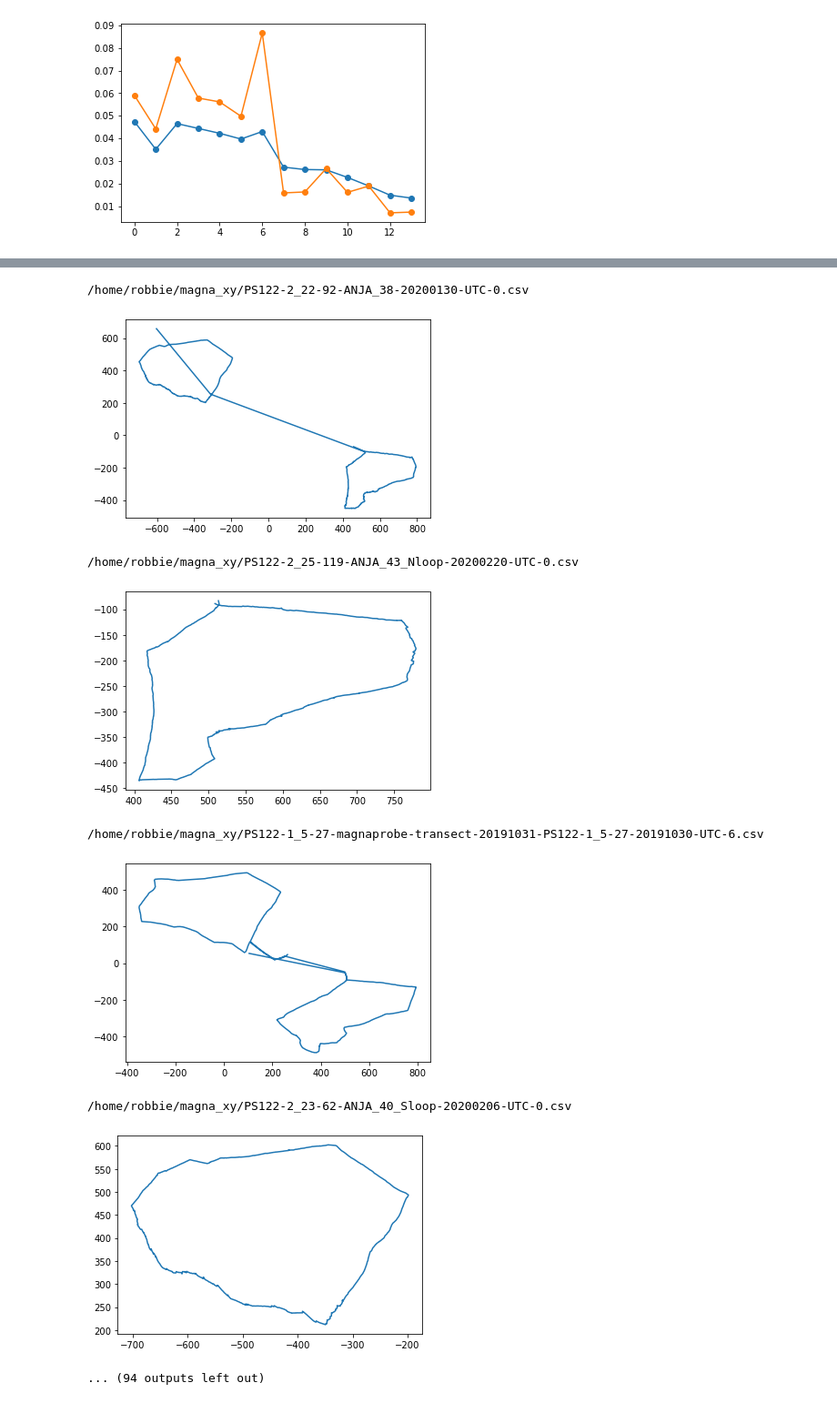
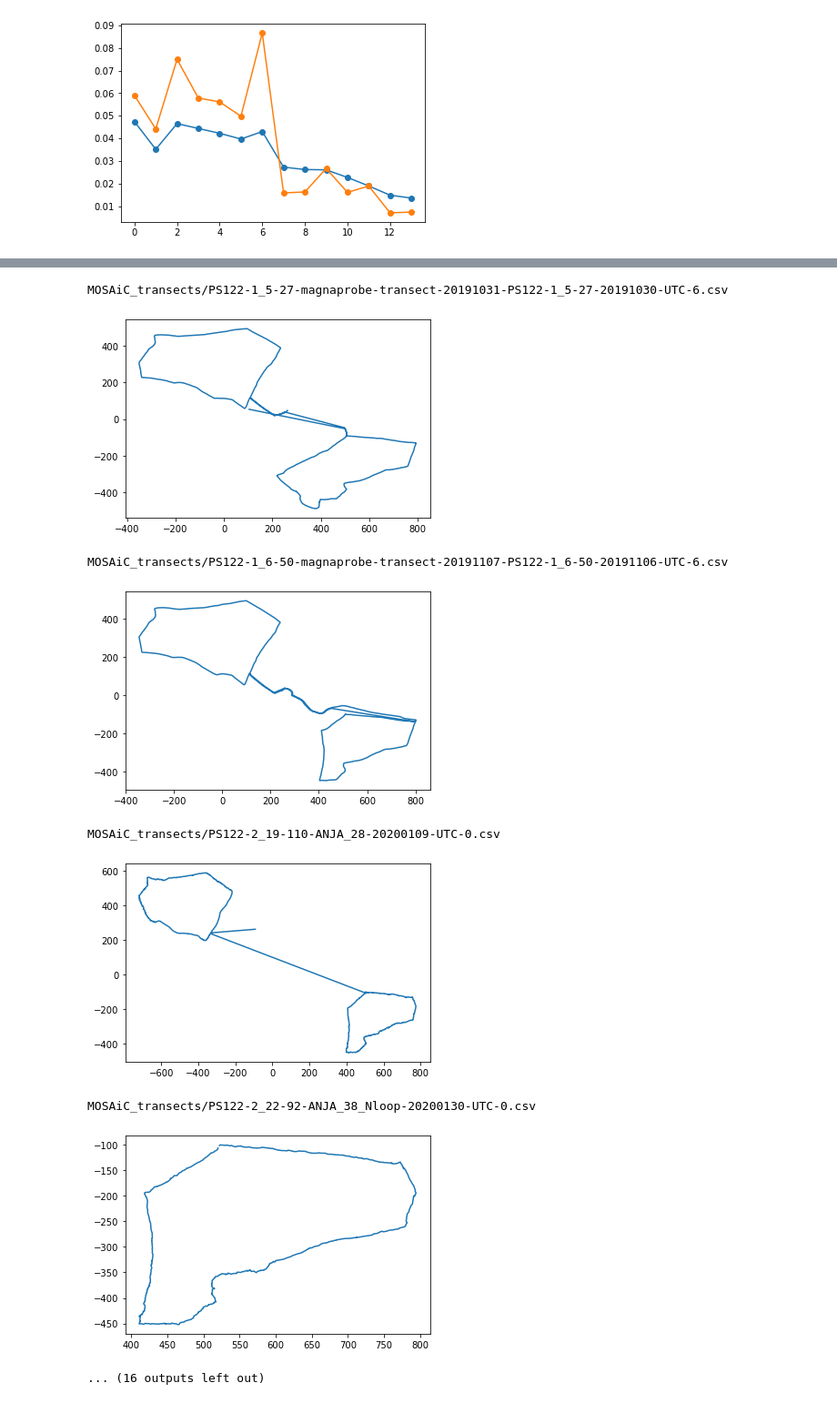
Before and after one commit to robbiemallett/sub_km, a Jupyter notebook: compare_MOSAiC.ipynb, the cells around one changed output, grey strips where cells are left out. Shown: that part at 91% size. Saved outputs shown, nothing was run; the diff lists cells and outputs as text; code cells hidden in the pictures.

```diff
--- a/compare_MOSAiC.ipynb
+++ b/compare_MOSAiC.ipynb
@@ -13,10 +13,9 @@ import cartopy.crs as ccrs
 import pandas as pd
 pd.set_option("mode.chained_assignment", None)
 
-dep_l = pickle.load(open('line_depths_dict.p','rb'))
+dep_l = pickle.load(open('pickles/line_depths_dict.p','rb'))
+statistics = pickle.load(open('pickles/statistics.p','rb'))
 # %%
-statistics = pickle.load(open('statistics.p','rb'))
-
 def compare_magna(df,ax=None,impose_y = False,anno=False,season='all'):
 
     if impose_y: df = df[df['yc'] < 0]
@@ -65,7 +64,7 @@ def compare_magna(df,ax=None,impose_y = False,anno=False,season='all'):
 
     return(bc, hist*bw, ft)
 
-path =          '/home/robbie/magna_xy/PS122-2_22-92-ANJA_38-20200130-UTC-0.csv'
+path =          'MOSAiC_transects/PS122-2_22-92-ANJA_38_Nloop-20200130-UTC-0.csv'
 df = pd.read_csv(path)
 compare_magna(df, ax=None, impose_y=True,anno=True,season='winter')
 # %% [output]
@@ -292,7 +292,7 @@ def plot_magna_track(path):
     plt.plot(df['xc'],df['yc'])
     plt.show()
 
-magna_dir = '/home/robbie/magna_xy'
+magna_dir = 'MOSAiC_transects'
 
 magna_files = os.listdir(magna_dir)
 
@@ -308,9 +308,9 @@ for file in magna_files:
-/home/robbie/magna_xy/PS122-2_22-92-ANJA_38-20200130-UTC-0.csv
+MOSAiC_transects/PS122-1_5-27-magnaprobe-transect-20191031-PS122-1_5-27-20191030-UTC-6.csv
-[figure, old version]
+[figure, new version]
-/home/robbie/magna_xy/PS122-2_25-119-ANJA_43_Nloop-20200220-UTC-0.csv
+MOSAiC_transects/PS122-1_6-50-magnaprobe-transect-20191107-PS122-1_6-50-20191106-UTC-6.csv
-[figure, old version]
+[figure, new version]
-/home/robbie/magna_xy/PS122-1_5-27-magnaprobe-transect-20191031-PS122-1_5-27-20191030-UTC-6.csv
+MOSAiC_transects/PS122-2_19-110-ANJA_28-20200109-UTC-0.csv
-[figure, old version]
+[figure, new version]
-/home/robbie/magna_xy/PS122-2_23-62-ANJA_40_Sloop-20200206-UTC-0.csv
+MOSAiC_transects/PS122-2_22-92-ANJA_38_Nloop-20200130-UTC-0.csv
-[figure, old version]
+[figure, new version]
-... (94 outputs left out)
+... (16 outputs left out)
```
Also changed, not shown: parts of 5 cells of this notebook, 12 other files.
